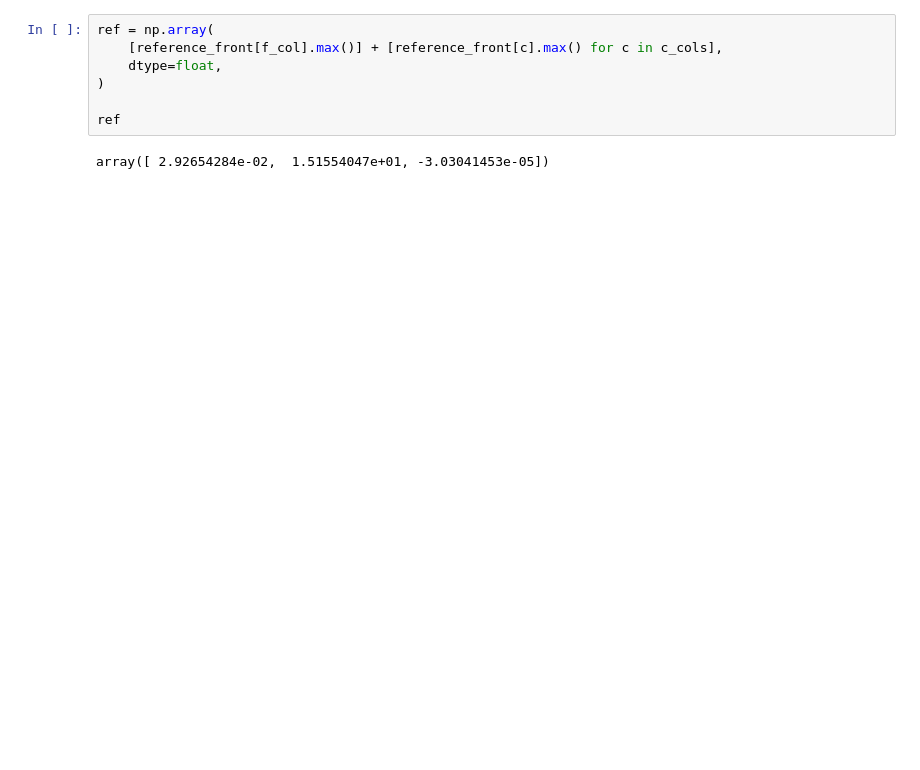
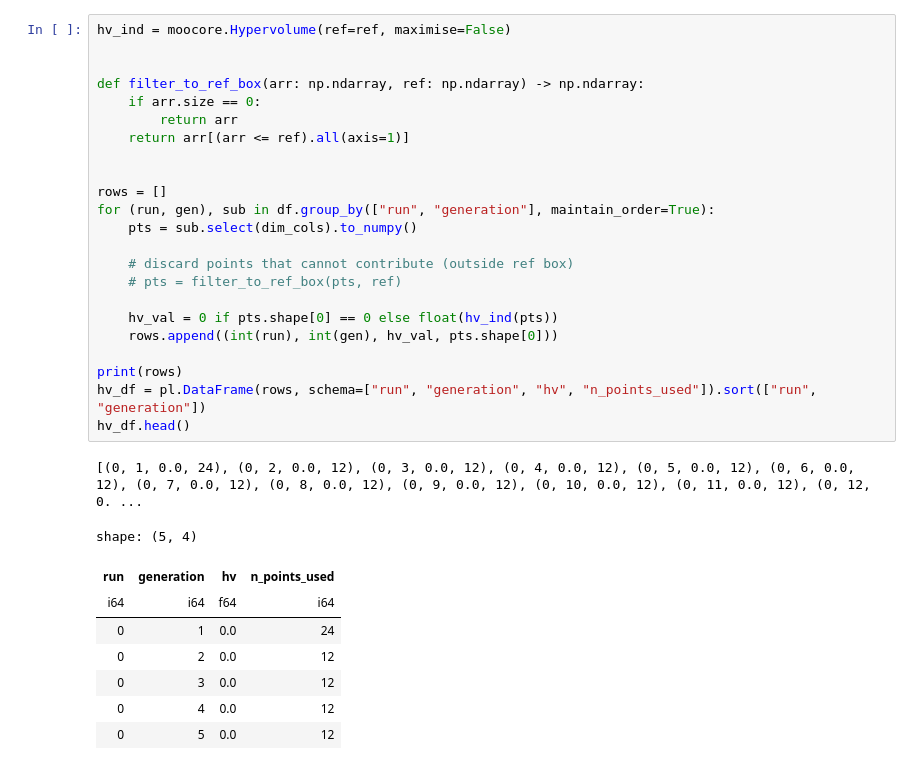
Before and after one commit to gialmisi/shadow-price-experiments, a Jupyter notebook: compute_hypervolume.ipynb, the cells around one changed output. Saved outputs shown, nothing was run; the diff lists cells and outputs as text; blank space fills up the shorter version.

```diff
--- a/compute_hypervolume.ipynb
+++ b/compute_hypervolume.ipynb
@@ -68,10 +145,34 @@ shape: (9, 4)
 # %%
-ref = np.array(
-    [reference_front[f_col].max()] + [reference_front[c].max() for c in c_cols],
-    dtype=float,
-)
+hv_ind = moocore.Hypervolume(ref=ref, maximise=False)
 
-ref
+
+def filter_to_ref_box(arr: np.ndarray, ref: np.ndarray) -> np.ndarray:
+    if arr.size == 0:
+        return arr
+    return arr[(arr <= ref).all(axis=1)]
+
+
+rows = []
+for (run, gen), sub in df.group_by(["run", "generation"], maintain_order=True):
+    pts = sub.select(dim_cols).to_numpy()
+
+    # discard points that cannot contribute (outside ref box)
+    # pts = filter_to_ref_box(pts, ref)
+
+    hv_val = 0 if pts.shape[0] == 0 else float(hv_ind(pts))
+    rows.append((int(run), int(gen), hv_val, pts.shape[0]))
+
+print(rows)
+hv_df = pl.DataFrame(rows, schema=["run", "generation", "hv", "n_points_used"]).sort(["run", "generation"])
+hv_df.head()
 # %% [output]
-array([ 2.92654284e-02,  1.51554047e+01, -3.03041453e-05])
+[(0, 1, 0.0, 24), (0, 2, 0.0, 12), (0, 3, 0.0, 12), (0, 4, 0.0, 12), (0, 5, 0.0, 12), (0, 6, 0.0, 12), (0, 7, 0.0, 12), (0, 8, 0.0, 12), (0, 9, 0.0, 12), (0, 10, 0.0, 12), (0, 11, 0.0, 12), (0, 12, 0. ...
+shape: (5, 4)
+| run | generation | hv | n_points_used |
+| i64 | i64 | f64 | i64 |
+| 0 | 1 | 0.0 | 24 |
+| 0 | 2 | 0.0 | 12 |
+| 0 | 3 | 0.0 | 12 |
+| 0 | 4 | 0.0 | 12 |
+| 0 | 5 | 0.0 | 12 |
 # %%
```
Also changed, not shown: parts of 8 cells of this notebook, 1 other file.
